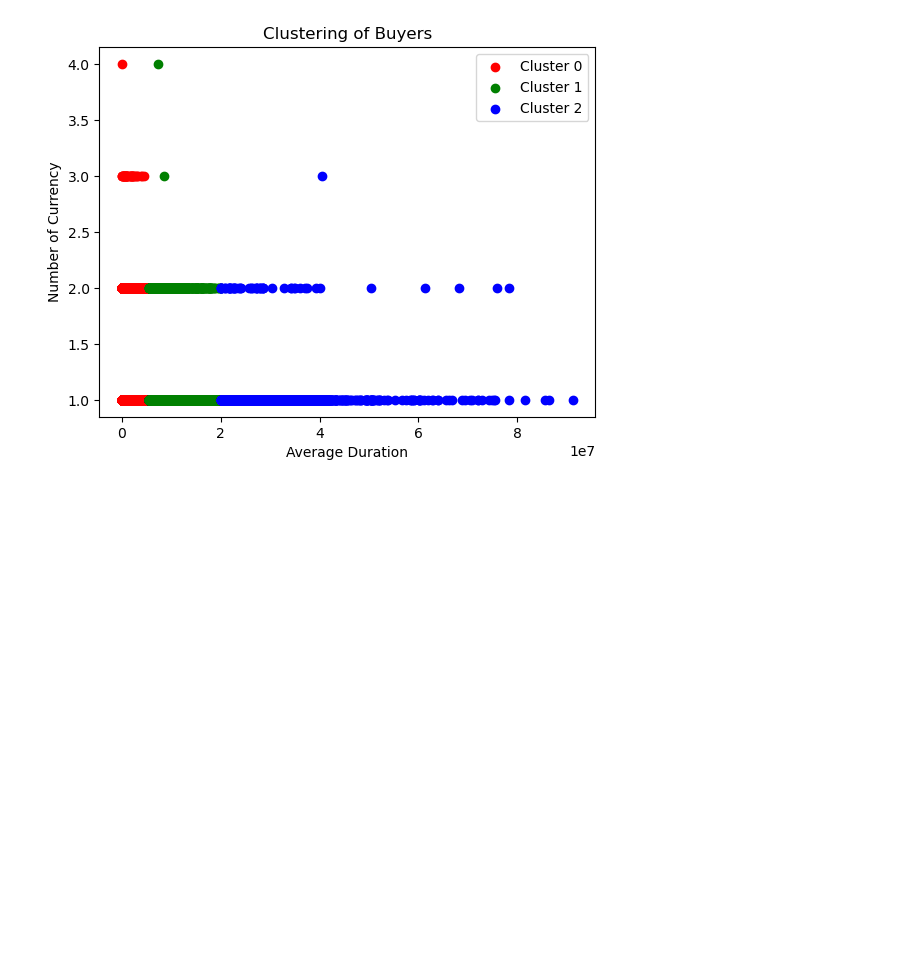
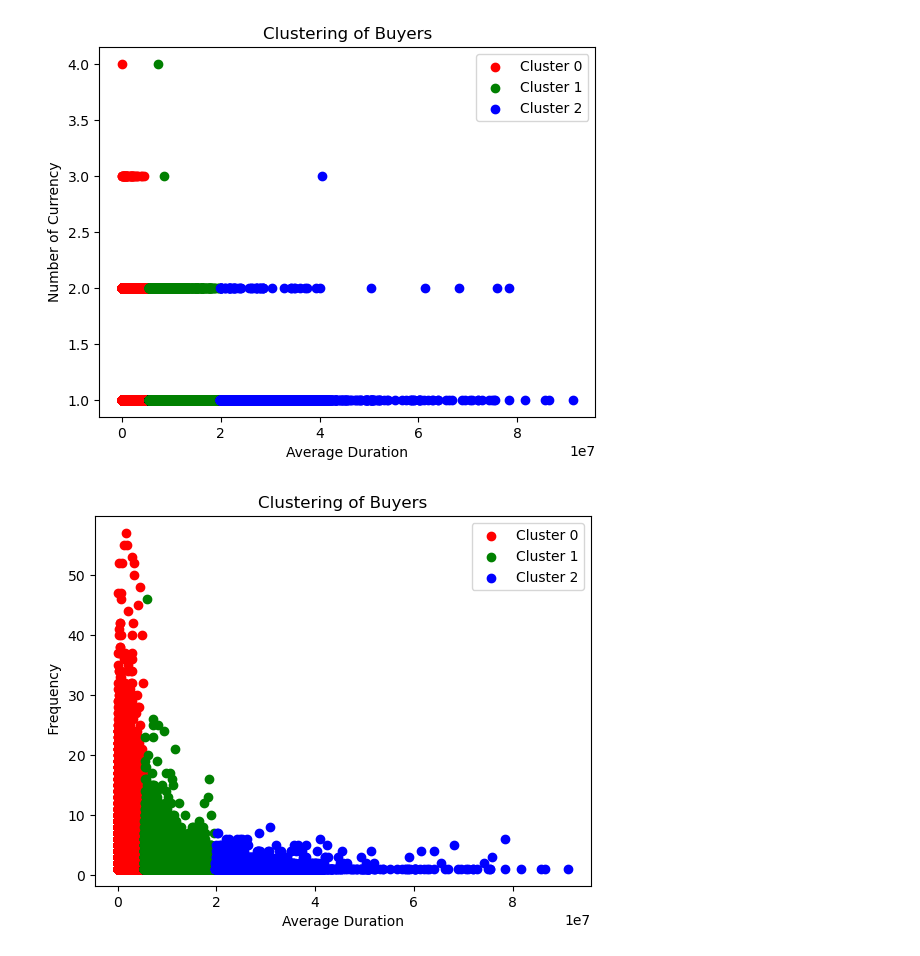
Before and after one commit to cardstack/nft-membership-nyu, a Jupyter notebook: notebooks/pipeline/Model.ipynb, the cells around one changed output. Drawn from its saved outputs; the diff is of its cells as text; code cells hidden in the pictures; blank space fills up the shorter version.

Commit message:
adding frequency feature to weighted kmeans

```diff
--- a/notebooks/pipeline/Model.ipynb
+++ b/notebooks/pipeline/Model.ipynb
@@ -13,12 +6,12 @@ To adjust logging level use sc.setLogLevel(newLevel). For SparkR, use setLogLeve
 # %%
-df2 = spark.read.parquet("/Users/yashasvi/Documents/ModelScores/")
+df2 = spark.read.parquet("/Users/yashasvi/Documents/ModelScoresupdated/")
 # %% [markdown]
 # Type convertion to help multiply with weights
 # %%
 df2 = df2.withColumn("number_txns_double", col("number_txns").cast(DoubleType()))
 df2 = df2.withColumn("num_nftcontract_double", col("num_nftcontract").cast(DoubleType()))
 df2 = df2.withColumn("num_currency_double", col("num_currency").cast(DoubleType()))
-# df2.dtypes
+df2 = df2.withColumn("frequency_double", col("frequency").cast(DoubleType()))
 # %%
 #Assembling Data
 assemble=VectorAssembler(inputCols=[
@@ -26,7 +19,7 @@ assemble=VectorAssembler(inputCols=[
  'number_txns_double',
  'num_nftcontract_double',
  'num_currency_double',
- 'avg_duration'], outputCol='features')
+ 'avg_duration','frequency_double'], outputCol='features')
 assembled_data=assemble.transform(df2)
 
 #Standardisation
@@ -34,5 +27,5 @@ scaler = StandardScaler(inputCol='features', outputCol='scaled_features')
 scaler_model = scaler.fit(assembled_data)
 scalar_data = scaler_model.transform(assembled_data)
 # %%
-# scores in order of features: avg_spent','number_txns','num_nftcontract','num_currency','avg_duration' add weights
-scalar_data = scalar_data.withColumn("weight_param", array(lit(0.2), lit(0.25), lit(0.25), lit(0.1), lit(0.2)))
+# scores in order of features: avg_spent','number_txns','num_nftcontract','num_currency','avg_duration','frequency' add weights
+scalar_data = scalar_data.withColumn("weight_param", array(lit(0.28), lit(0.2), lit(0.2), lit(0.1), lit(0.16), lit(0.06)))
@@ -106,3 +97,7 @@ plot_correlation(output_p, colors, 'avg_duration','num_nftcontract_double','Aver
 plot_correlation(output_p, colors, 'avg_duration','num_currency_double','Average Duration','Number of Currency')
 # %% [output]
 [figure]
+# %%
+plot_correlation(output_p, colors, 'avg_duration','frequency','Average Duration',' Frequency')
+# %% [output]
+[figure, added]
```
Also changed, not shown: parts of 7 cells of this notebook, 3 other files.
